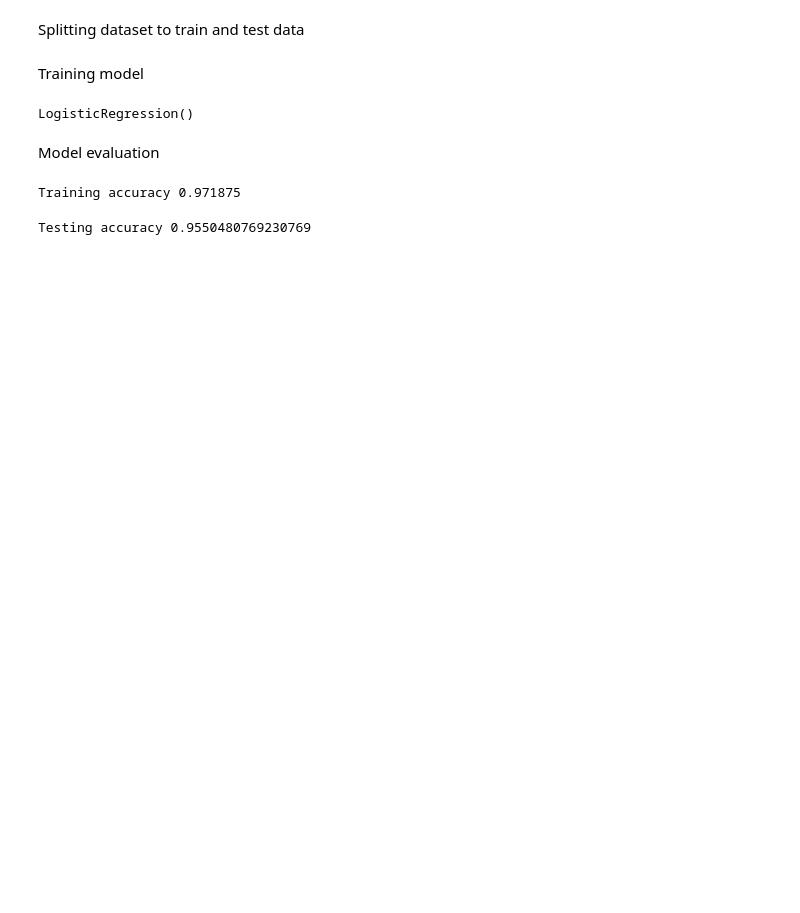
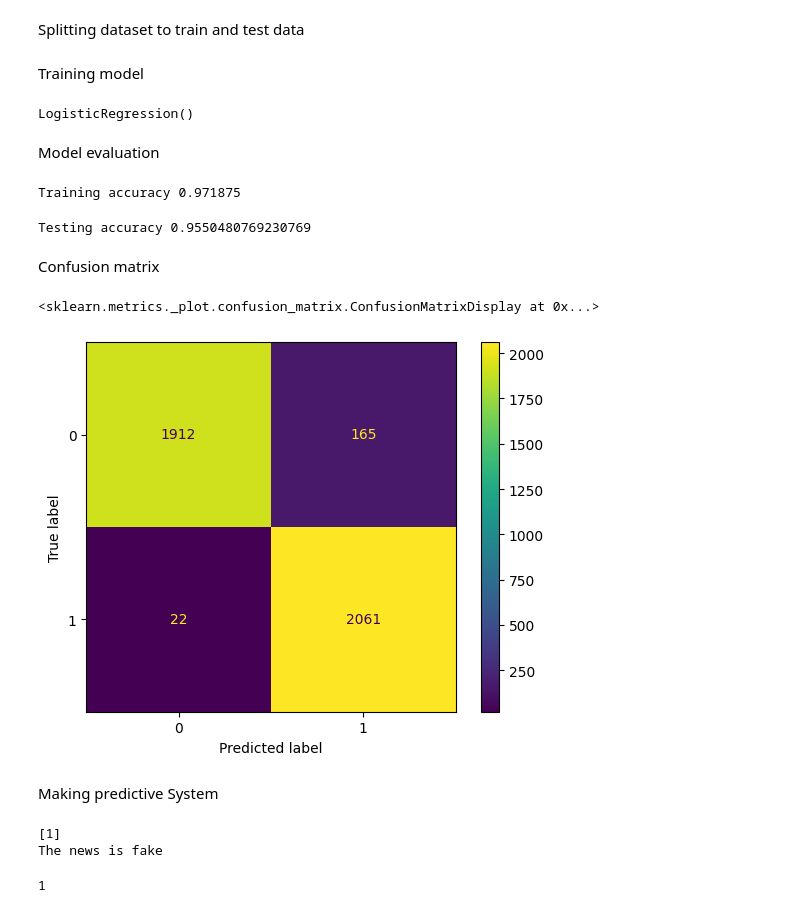
Before and after one commit to mikist23/fake_news_predictor_logregg, a Jupyter notebook: fake_news.ipynb, the cells around one changed output. Saved outputs shown, nothing was run; the diff lists cells and outputs as text; code cells hidden in the pictures; blank space fills up the shorter version.

Commit message:
Making a predictive model

```diff
--- a/fake_news.ipynb
+++ b/fake_news.ipynb
@@ -197,3 +197,30 @@ testing_accuracy = accuracy_score(y_test,y_pred)
 print("Testing accuracy", testing_accuracy)
 # %% [output]
 Testing accuracy 0.9550480769230769
+# %% [markdown]
+Confusion matrix
+# %%
+cm = confusion_matrix(y_test,y_pred)
+ConfusionMatrixDisplay(cm).plot()
+# %% [output]
+<sklearn.metrics._plot.confusion_matrix.ConfusionMatrixDisplay at 0x...>
+[figure, added]
+# %% [markdown]
+Making predictive System
+# %%
+X_new = X_test[9]
+
+prediction = model.predict(X_new)
+print(prediction)
+
+if prediction[0] == 0:
+    print("The news is Real")
+else:
+    print("The news is fake")
+# %% [output]
+[1]
+The news is fake
+# %%
+print(y_test[9])
+# %% [output]
+1
```
Also changed, not shown: parts of 1 cell of this notebook.
